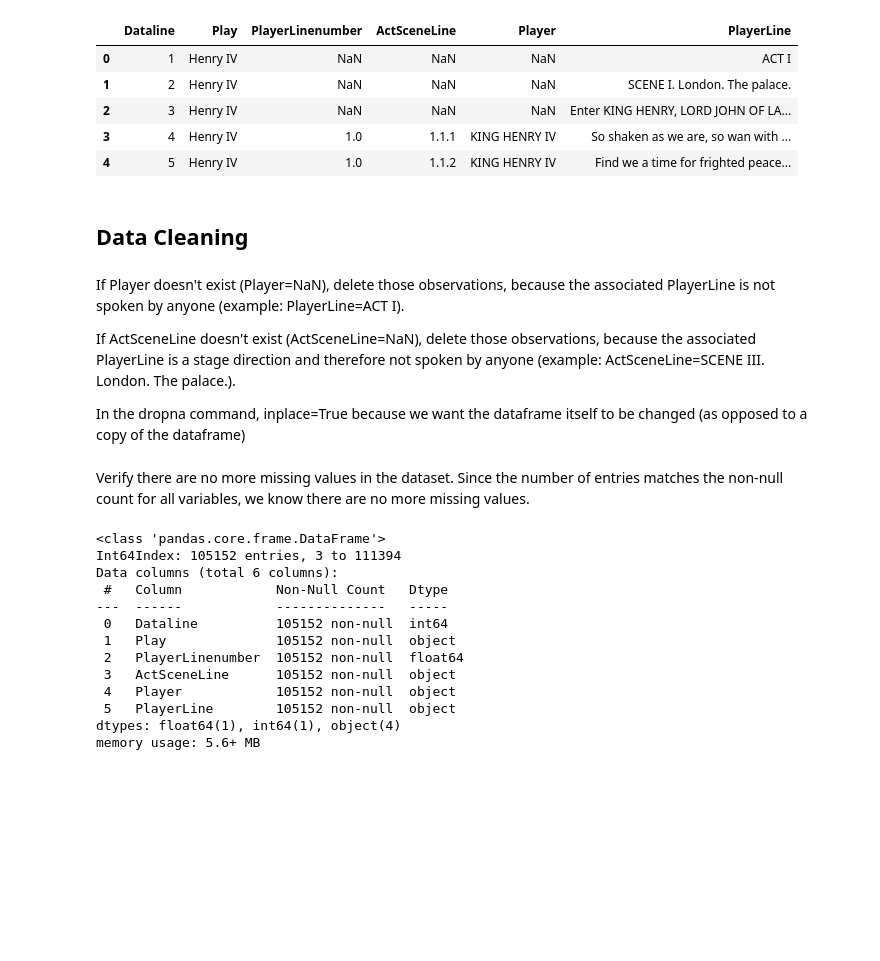
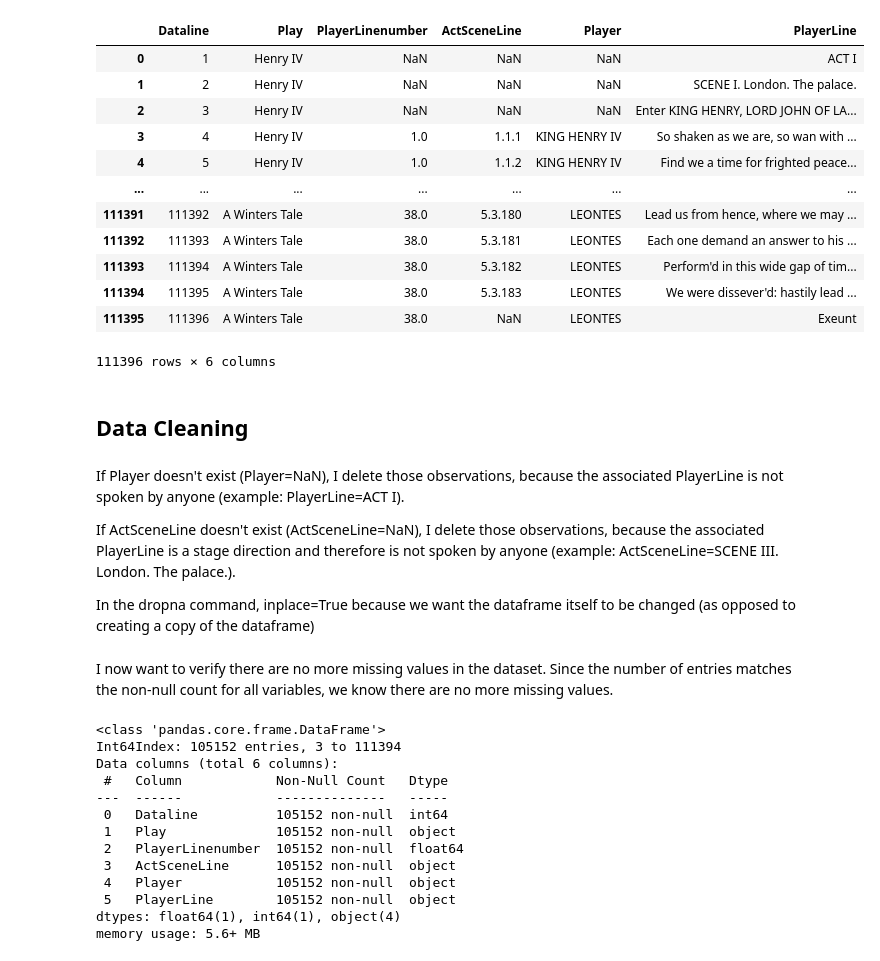
Before and after one commit to anissakhan/731-Project-2-Khan, a Jupyter notebook: Notebooks/731Project2-Notebook.ipynb, the cells around one changed output. Drawn from its saved outputs; the diff is of its cells as text; code cells hidden in the pictures; blank space fills up the shorter version.

```diff
--- a/Notebooks/731Project2-Notebook.ipynb
+++ b/Notebooks/731Project2-Notebook.ipynb
@@ -15,26 +22,33 @@ dfShake=pd.read_csv("file://localhost/Users/anissakhan/Dropbox/Nissa_stuff/KU_CS
 # %%
-dfShake.head()
+dfShake
 # %% [output]
 |  | Dataline | Play | PlayerLinenumber | ActSceneLine | Player | PlayerLine |
 | 0 | 1 | Henry IV | NaN | NaN | NaN | ACT I |
 | 1 | 2 | Henry IV | NaN | NaN | NaN | SCENE I. London. The palace. |
 | 2 | 3 | Henry IV | NaN | NaN | NaN | Enter KING HENRY, LORD JOHN OF LA... |
 | 3 | 4 | Henry IV | 1.0 | 1.1.1 | KING HENRY IV | So shaken as we are, so wan with ... |
 | 4 | 5 | Henry IV | 1.0 | 1.1.2 | KING HENRY IV | Find we a time for frighted peace... |
+| ... | ... | ... | ... | ... | ... | ... |
+| 111391 | 111392 | A Winters Tale | 38.0 | 5.3.180 | LEONTES | Lead us from hence, where we may ... |
+| 111392 | 111393 | A Winters Tale | 38.0 | 5.3.181 | LEONTES | Each one demand an answer to his ... |
+| 111393 | 111394 | A Winters Tale | 38.0 | 5.3.182 | LEONTES | Perform'd in this wide gap of tim... |
+| 111394 | 111395 | A Winters Tale | 38.0 | 5.3.183 | LEONTES | We were dissever'd: hastily lead ... |
+| 111395 | 111396 | A Winters Tale | 38.0 | NaN | LEONTES | Exeunt |
+111396 rows × 6 columns
 # %% [markdown]
 ## Data Cleaning
 # %% [markdown]
-If Player doesn't exist (Player=NaN), delete those observations, because the associated PlayerLine is not spoken by anyone (example: PlayerLine=ACT I).
+If Player doesn't exist (Player=NaN), I delete those observations, because the associated PlayerLine is not spoken by anyone (example: PlayerLine=ACT I).
 
-If ActSceneLine doesn't exist (ActSceneLine=NaN), delete those observations, because the associated PlayerLine is a stage direction and therefore not spoken by anyone (example: ActSceneLine=SCENE III. London. The palace.).
+If ActSceneLine doesn't exist (ActSceneLine=NaN), I delete those observations, because the associated PlayerLine is a stage direction and therefore is not spoken by anyone (example: ActSceneLine=SCENE III. London. The palace.).
 
-In the dropna command, inplace=True because we want the dataframe itself to be changed (as opposed to a copy of the dataframe)
+In the dropna command, inplace=True because we want the dataframe itself to be changed (as opposed to creating a copy of the dataframe)
 # %%
 dfShake.dropna(subset = ["Player"], inplace=True)
 # %%
 dfShake.dropna(subset = ["ActSceneLine"], inplace=True)
 # %% [markdown]
-Verify there are no more missing values in the dataset. Since the number of entries matches the non-null count for all variables, we know there are no more missing values.
+I now want to verify there are no more missing values in the dataset. Since the number of entries matches the non-null count for all variables, we know there are no more missing values.
 # %%
 dfShake.info()
 # %% [output]
```
Also changed, not shown: parts of 29 cells of this notebook, 5 other files.
